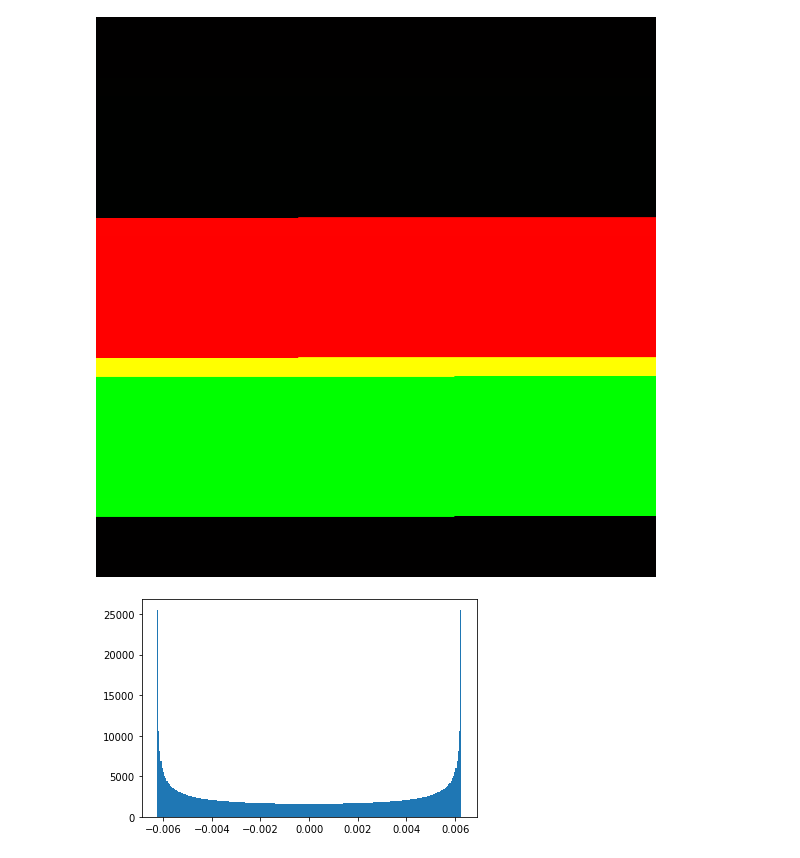
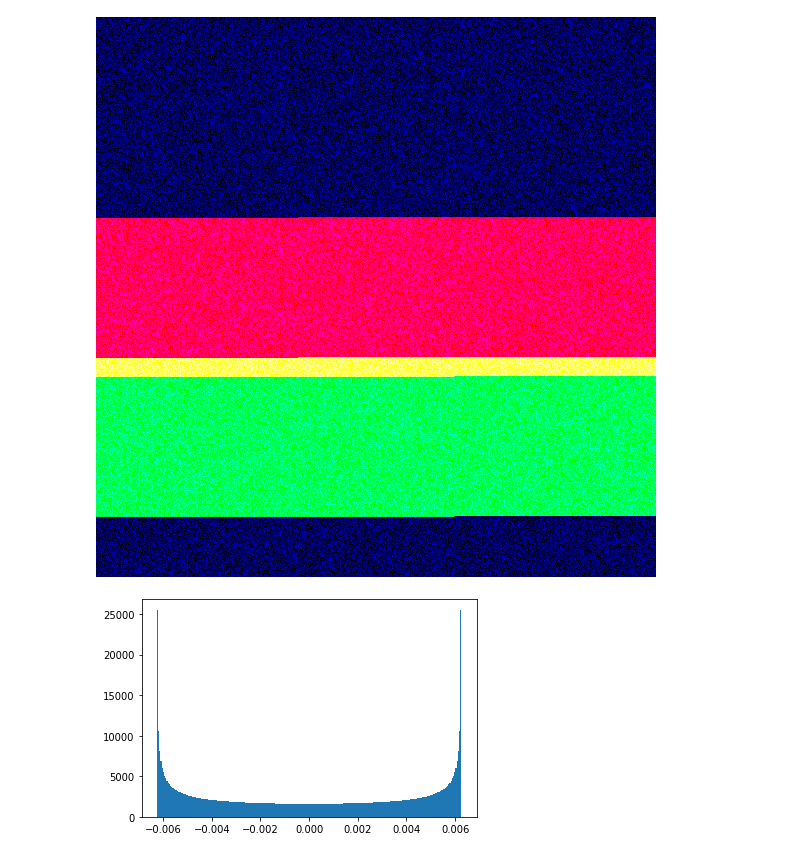
Before and after one commit to AndrewMicallef/enbody, a Jupyter notebook: setup/Untitled.ipynb, the cells around one changed output. Saved outputs shown, nothing was run; the diff lists cells and outputs as text; code cells hidden in the pictures.

```diff
--- a/setup/Untitled.ipynb
+++ b/setup/Untitled.ipynb
@@ -9,6 +9,7 @@ ox, oy = 400,400
 N_resource = 20
 N_agent = ww*hh
 R_agent = 1/ww * 5
+RA = 2*np.pi / 25
 
 # place the seed of the organism in the centre of the image
 organism = np.zeros((ww,hh), dtype='f8')
@@ -37,18 +38,18 @@ for i in range(N_agent):
     x,y = radius*np.r_[np.cos(angle), np.sin(angle)]
     locx[u,v] = x
     locy[u,v] = y
-    heading[u,v] = np.random.randint()
+    heading[u,v] = np.random.randint(0,25) * RA
 
 #uvs = [(radius*np.cos(2*np.pi * i/N_agent), radius*np.sin(2*np.pi * i/N_agent)) for i in range(N_agent)]
 # %%
 def to_uint_img(imgf8):
     return (imgf8 *255).astype('uint8')
 # %%
-orgtex = to_uint_img(np.transpose(np.array((locx, locy, Atrail))))
+orgtex = to_uint_img(np.transpose(np.array((locx, locy, heading))))
 Image.fromarray(orgtex)
 #worldtex = to_uint_img(np.transpose(np.array((resource_layer, Atrail, Btrial))))
 # %% [output]
-[figure, old version]
+[figure, new version]
 # %%
 plt.hist(locy[:,:].reshape(-1), bins=255);
 # %% [output]
```
